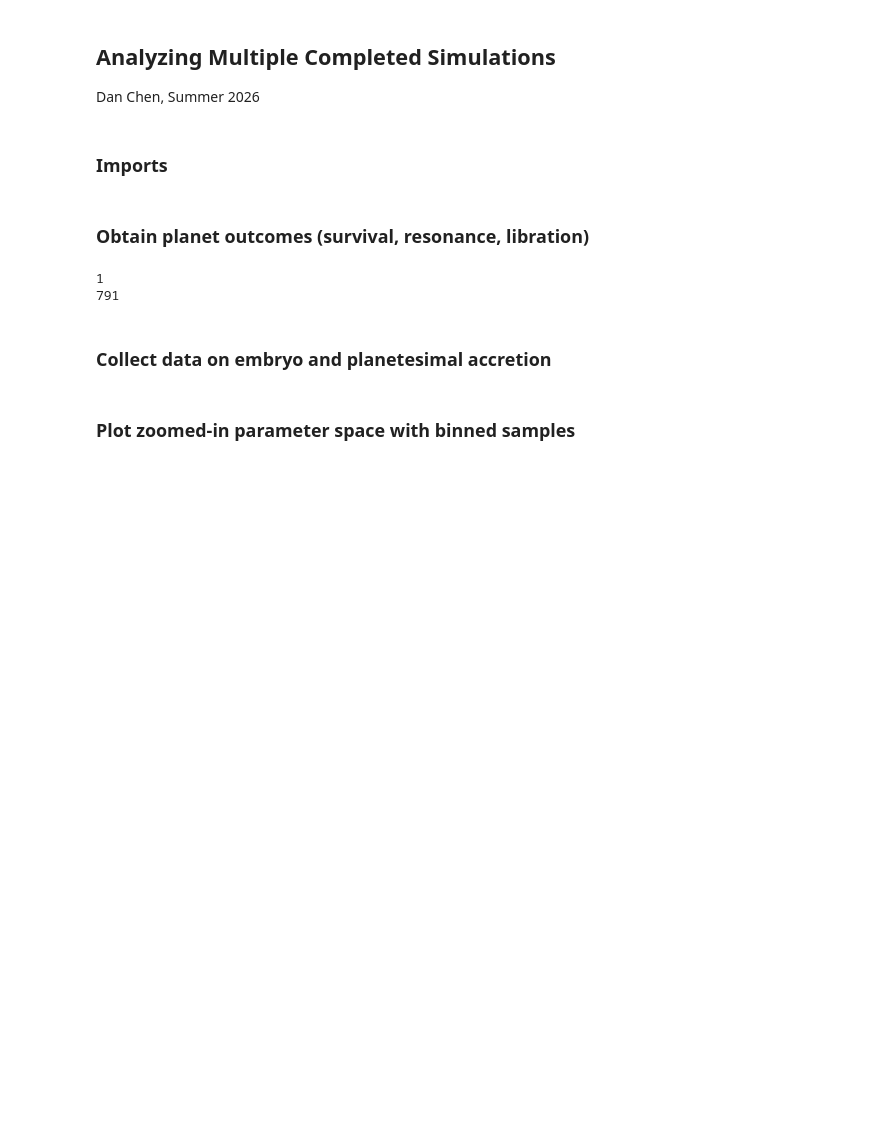
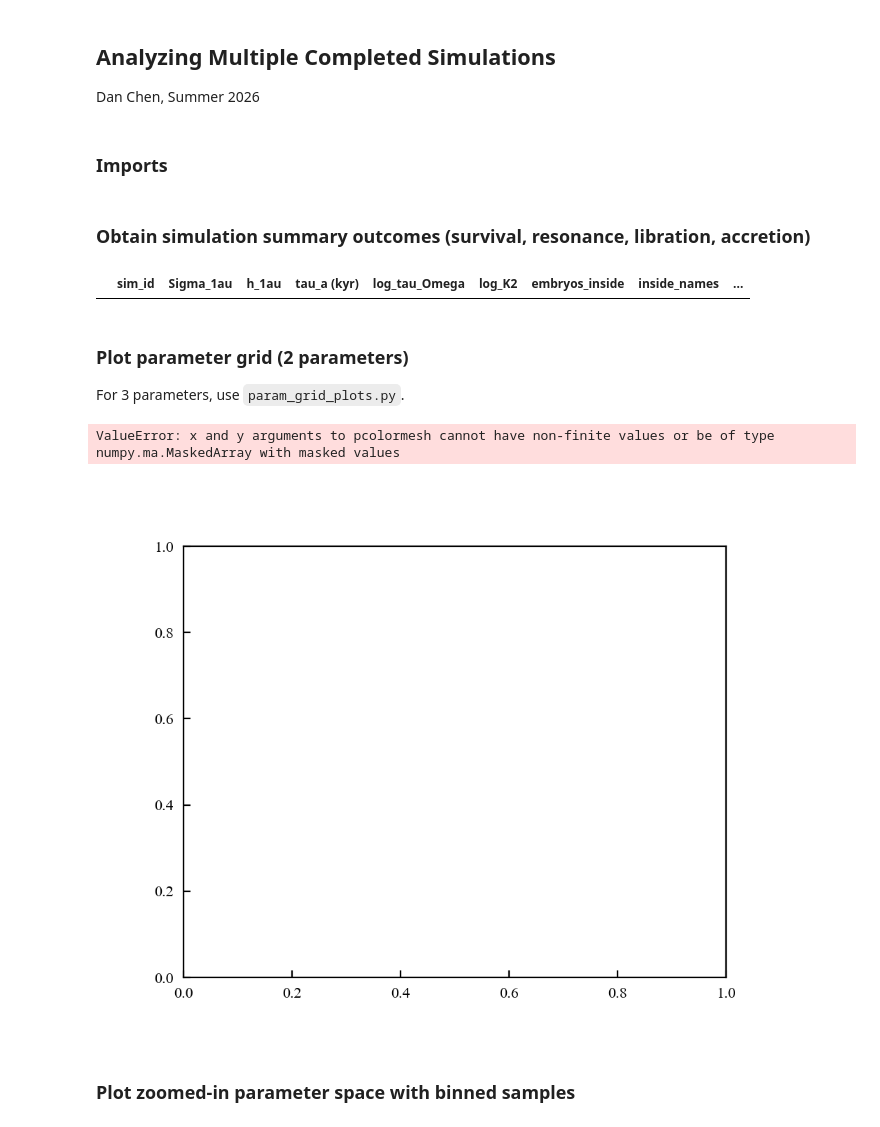
Before and after one commit to dchen10Git/uh-ifa-reu-2026, a Jupyter notebook: analyze_sims.ipynb, the cells around one changed output. Drawn from its saved outputs; the diff is of its cells as text; code cells hidden in the pictures; blank space fills up the shorter version.

```diff
--- a/analyze_sims.ipynb
+++ b/analyze_sims.ipynb
@@ -36,5 +36,5 @@ r_earth = u.earthRad.to(u.AU)
 m_earth = u.Mearth.to(u.Msun)
 r_sun = u.Rsun.to(u.AU)
 # %% [markdown]
-### Obtain planet outcomes (survival, resonance, libration)
+### Obtain simulation summary outcomes (survival, resonance, libration, accretion)
 # %%
@@ -377,40 +544,0 @@ merged_outcomes.to_hdf(f"dfs/outcomes{dataset_id}_{snapshot}.h5", key="df", mode
-# %%
-# Code for checking which simulations have not been done
-base_dir = Path.cwd()
-dataset_id = 1
-missing = [
-    sim_id
-    for sim_id in range(1152)
-    if not (base_dir.parent / f"sim_results/dataset{dataset_id}" / f"sim{sim_id}.h5").exists()
-]
-print(len(missing))
-def format_ranges(nums):
-    if not nums:
-        return ""
-
-    nums = sorted(nums)
-    ranges = []
-
-    start = end = nums[0]
-
-    for n in nums[1:]:
-        if n == end + 1:
-            end = n
-        else:
-            if start == end:
-                ranges.append(f"{start}")
-            else:
-                ranges.append(f"{start}-{end}")
-            start = end = n
-
-    # Add the last range
-    if start == end:
-        ranges.append(f"{start}")
-    else:
-        ranges.append(f"{start}-{end}")
-
-    return ",".join(ranges)
-print(format_ranges(missing))
-# %% [output]
-1
-791
@@ -417,3 +566,10 @@ print(format_ranges(missing))
+# %%
+outcomes = pd.read_hdf(f"dfs/outcomes{dataset_id}_{snapshot}.h5", key="df") # Load data
+# %% [output]
+|  | sim_id | Sigma_1au | h_1au | tau_a (kyr) | log_tau_Omega | log_K2 | embryos_inside | inside_names | ... |
+# %% [markdown]
+### Plot parameter grid (2 parameters)
+For 3 parameters, use `param_grid_plots.py`.
 # %%
 %matplotlib widget
 def plot_param_grid_map(outcomes, value_col, label, x_col="Sigma_1au", y_col="h_1au", nbins=None, cmap='viridis', vmin=None, vmax=None, exp=False, log_cmap=False, show_text=True, show_libration=False, show_Delta=False, show_box=False, black_threshold=0.5, h_cut=None):
@@ -663,43 +819,44 @@ def plot_param_grid_map(outcomes, value_col, label, x_col="Sigma_1au", y_col="h_
                     textcoords="offset points",
                     ha="center",
                     va="top",
                     fontsize=4,
                     color=color,
                     fontweight="bold"
                 )
 
     cbar = fig.colorbar(mesh, ax=ax)
 
     cbar.set_label(label)
     if 'ratio' in value_col:
         cbar.set_ticks(ratios[:8], labels=['2:1', '5:3', '3:2', '4:3', '5:4', '6:5', '7:6', '1:1'])
         cbar.ax.minorticks_off()
     elif 'survived' in value_col:
         cbar.set_ticks([1,2,3])
 
     if show_box:                # Bottom left corner
         rect = patches.Rectangle((200, 0.025), width=300, height=0.01, edgecolor='r', facecolor='none', linewidth=1, alpha=0.7, linestyle='dashed')
         ax.add_patch(rect)
 
     ax.tick_params(axis='both', direction='inout')
     cbar.ax.tick_params(direction='inout')
 
     plt.tight_layout()
     plt.show()
 
-dataset_id = 7
+dataset_id = 1
 snapshot = -1
-planet_outcomes = pd.read_hdf(f"dfs/outcomes{dataset_id}.h5", key="df") # Load data
+outcomes = pd.read_hdf(f"dfs/outcomes{dataset_id}_{snapshot}.h5", key="df") # Load data
 
-# plot_param_grid_map(planet_outcomes, "pl_survived", "Number of planets remaining", vmin=1, show_text=True, show_box=False, black_threshold=3)
-# plot_param_grid_map(planet_outcomes, "true_inner_P_ratio", r"Inner pair period ratio ($P_c/P_b$)", x_col="log_tau_Omega", y_col="log_K2", vmin=1, vmax=2, show_text=True, show_libration=False, show_Delta=False, show_box=False, black_threshold=1.6, log_cmap=True)
-# plot_param_grid_map(planet_outcomes, "inner_P_ratio", r"Inner pair period ratio ($P_c/P_b$)", vmin=1, vmax=2, show_text=True, show_libration=False, show_Delta=False, show_box=False, black_threshold=1.6, log_cmap=True)
-# plot_param_grid_map(planet_outcomes, "inner_P_ratio", r"Inner pair period ratio ($P_c/P_b$)", x_col="log_tau_Omega", y_col="log_K2", nbins=32, vmin=1, vmax=2, show_text=True, show_libration=False, show_Delta=False, show_box=False, black_threshold=1.6, log_cmap=True)
-# plot_param_grid_map(planet_outcomes, "outer_P_ratio", r"Outer pair period ratio ($P_d/P_c$)", vmin=1, show_text=True, show_libration=False, show_box=False, black_threshold=1.6, log_cmap=True)
-# plot_param_grid_map(planet_outcomes, "tau_a (kyr)", r"$\tau_a$ (kyr)", cmap='coolwarm', log_cmap=True, black_threshold=0)
+# plot_param_grid_map(outcomes, "pl_survived", "Number of planets remaining", vmin=1, show_text=True, show_box=False, black_threshold=3)
+# plot_param_grid_map(outcomes, "true_inner_P_ratio", r"Inner pair period ratio ($P_c/P_b$)", x_col="log_tau_Omega", y_col="log_K2", vmin=1, vmax=2, show_text=True, show_libration=False, show_Delta=False, show_box=False, black_threshold=1.6, log_cmap=True)
+# plot_param_grid_map(outcomes, "inner_P_ratio", r"Inner pair period ratio ($P_c/P_b$)", vmin=1, vmax=2, show_text=True, show_libration=False, show_Delta=False, show_box=False, black_threshold=1.6, log_cmap=True)
+# plot_param_grid_map(outcomes, "inner_P_ratio", r"Inner pair period ratio ($P_c/P_b$)", x_col="log_tau_Omega", y_col="log_K2", nbins=32, vmin=1, vmax=2, show_text=True, show_libration=False, show_Delta=False, show_box=False, black_threshold=1.6, log_cmap=True)
+# plot_param_grid_map(outcomes, "outer_P_ratio", r"Outer pair period ratio ($P_d/P_c$)", vmin=1, show_text=True, show_libration=False, show_box=False, black_threshold=1.6, log_cmap=True)
+# plot_param_grid_map(outcomes, "tau_a (kyr)", r"$\tau_a$ (kyr)", cmap='coolwarm', log_cmap=True, black_threshold=0)
 
-# plot_param_grid_map(planet_outcomes, "log_tau_Omega", r"$\log \tau_a \Omega$", show_text=True, show_libration=False, show_Delta=False, show_box=False, black_threshold=1.6, log_cmap=True)
-# plot_param_grid_map(planet_outcomes, "log_K2", r"$\log K_2$",show_text=True, show_libration=False, show_Delta=False, show_box=False, black_threshold=1.6, log_cmap=True)
-plot_param_grid_map(planet_outcomes, "sim_id", "Sim ID", nbins=32, black_threshold=200)
+# plot_param_grid_map(outcomes, "log_tau_Omega", r"$\log \tau_a \Omega$", show_text=True, show_libration=False, show_Delta=False, show_box=False, black_threshold=1.6, log_cmap=True)
+# plot_param_grid_map(outcomes, "log_K2", r"$\log K_2$",show_text=True, show_libration=False, show_Delta=False, show_box=False, black_threshold=1.6, log_cmap=True)
+# plot_param_grid_map(outcomes, "sim_id", "Sim ID", nbins=32, black_threshold=200)
+# %% [output]
+ValueError: x and y arguments to pcolormesh cannot have non-finite values or be of type numpy.ma.MaskedArray with masked values
+[figure, added]
-# %% [markdown]
-### Collect data on embryo and planetesimal accretion
```
Also changed, not shown: parts of 8 cells of this notebook, 4 other files.
